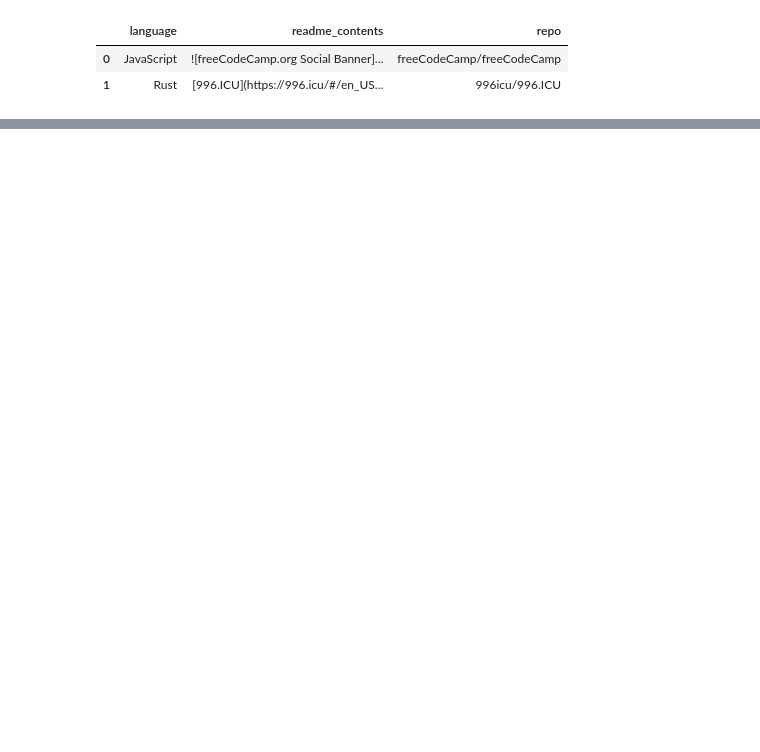
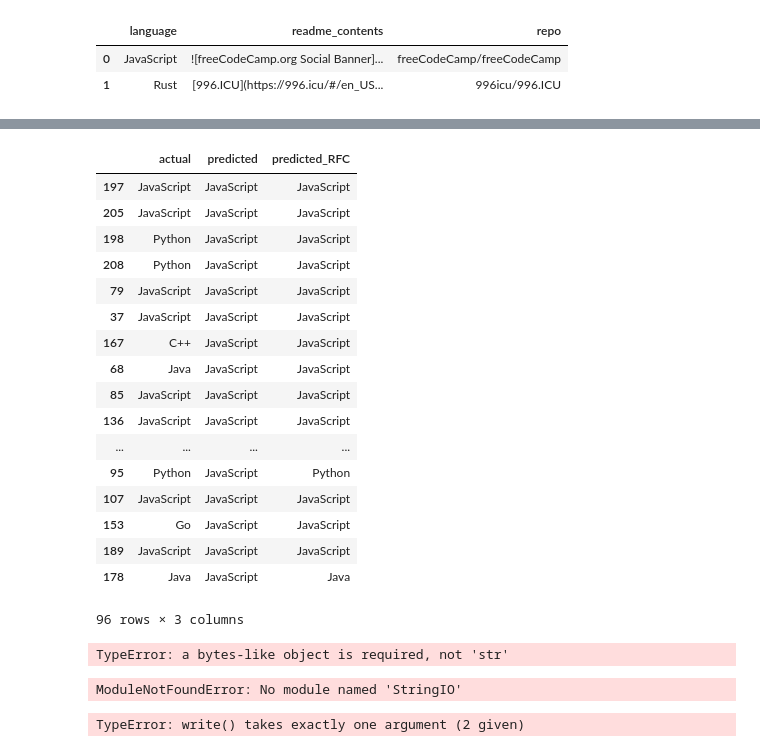
Before and after one commit to Tough-Scrape/nlp_project, a Jupyter notebook: nlp_scratch_jeff.ipynb, the cells around one changed output, grey strips where cells are left out. Cells and saved outputs as stored; diff of their text form; code cells hidden in the pictures; blank space fills up the shorter version.

```diff
--- a/nlp_scratch_jeff.ipynb
+++ b/nlp_scratch_jeff.ipynb
@@ -322,0 +585,3 @@ df.head()
+# %%
+train = train.reset_index()
+train = train.append(blob)
@@ -322,0 +621,46 @@ df.head()
+# %%
+train
+# %% [output]
+|  | actual | predicted | predicted_RFC |
+| 197 | JavaScript | JavaScript | JavaScript |
+| 205 | JavaScript | JavaScript | JavaScript |
+| 198 | Python | JavaScript | JavaScript |
+| 208 | Python | JavaScript | JavaScript |
+| 79 | JavaScript | JavaScript | JavaScript |
+| 37 | JavaScript | JavaScript | JavaScript |
+| 167 | C++ | JavaScript | JavaScript |
+| 68 | Java | JavaScript | JavaScript |
+| 85 | JavaScript | JavaScript | JavaScript |
+| 136 | JavaScript | JavaScript | JavaScript |
+| ... | ... | ... | ... |
+| 95 | Python | JavaScript | Python |
+| 107 | JavaScript | JavaScript | JavaScript |
+| 153 | Go | JavaScript | JavaScript |
+| 189 | JavaScript | JavaScript | JavaScript |
+| 178 | Java | JavaScript | Java |
+96 rows × 3 columns
+# %%
+import csv
+
+with open('urls', 'wb') as myfile:
+    wr = csv.writer(myfile, quoting=csv.QUOTE_ALL)
+    wr.writerow(urls)
+# %% [output]
+TypeError: a bytes-like object is required, not 'str'
+# %%
+import StringIO
+s = StringIO.StringIO(urls)
+with open('urls.csv', 'w') as f:
+    for line in s:
+        f.write(line)
+# %% [output]
+ModuleNotFoundError: No module named 'StringIO'
+# %%
+with open('urls.txt','w') as f:
+    for url in urls:
+        f.write()
+        #f.write("'")#Give your csv text here.
+    ## Python will convert \n to os.linesep
+    f.close()
+# %% [output]
+TypeError: write() takes exactly one argument (2 given)
```
Also changed, not shown: parts of 60 cells of this notebook, 2 other files.
